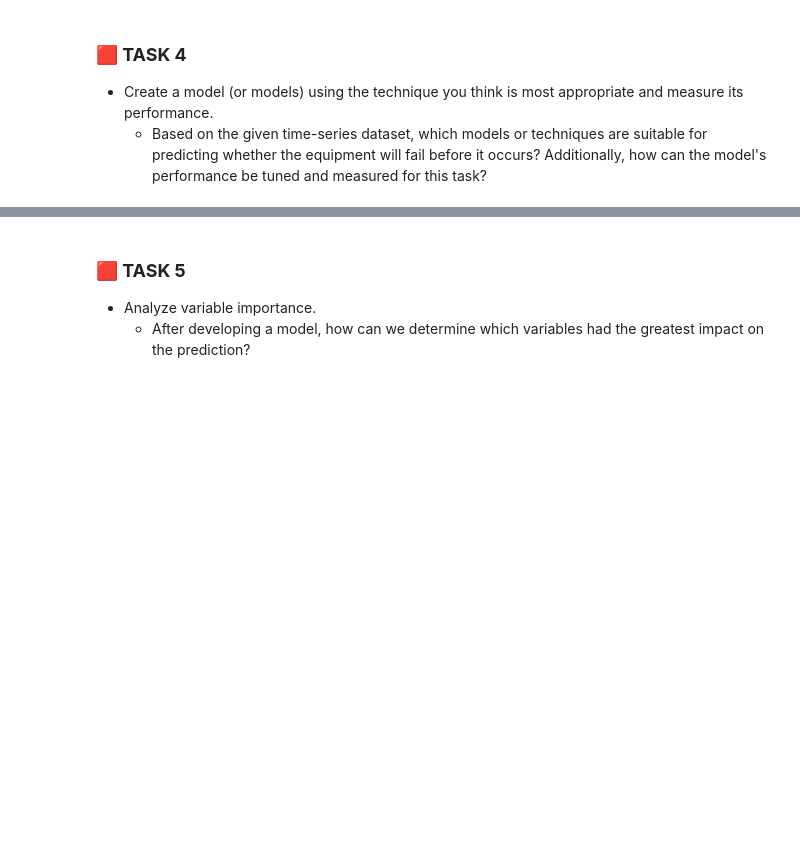
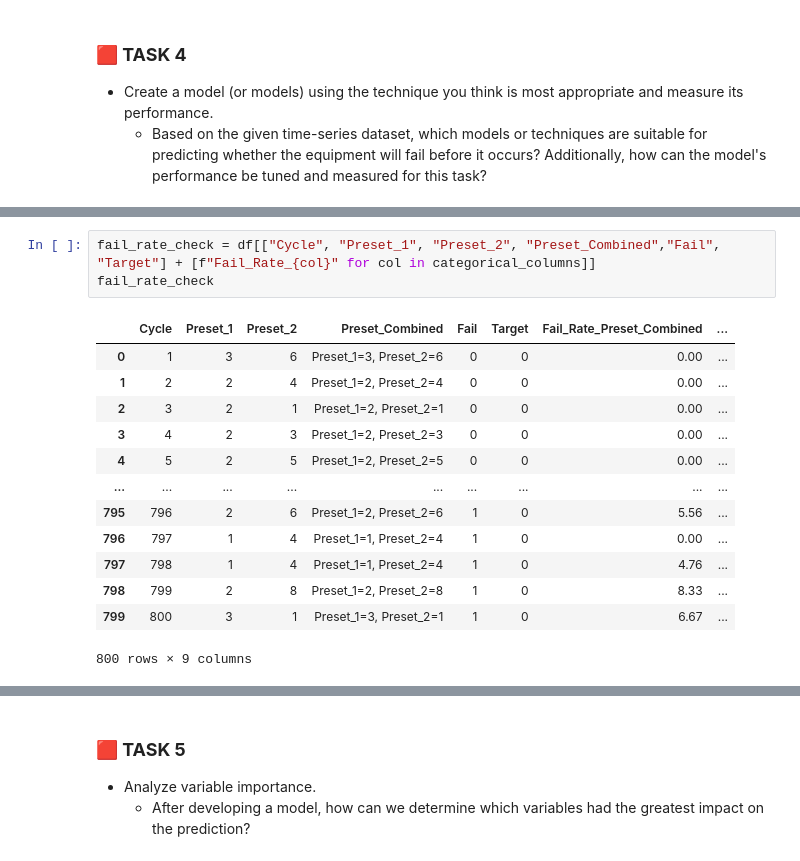
Before and after one commit to luizoaf/shape, a Jupyter notebook: luiz_alves_teste_shape.ipynb, the cells around one changed output, grey strips where cells are left out. Saved outputs shown, nothing was run; the diff lists cells and outputs as text; blank space fills up the shorter version.

```diff
--- a/luiz_alves_teste_shape.ipynb
+++ b/luiz_alves_teste_shape.ipynb
@@ -556,0 +666,17 @@ These patterns clearly differ across operational regimes: from isolated mechanic
+# %%
+fail_rate_check = df[["Cycle", "Preset_1", "Preset_2", "Preset_Combined","Fail", "Target"] + [f"Fail_Rate_{col}" for col in categorical_columns]]
+fail_rate_check
+# %% [output]
+|  | Cycle | Preset_1 | Preset_2 | Preset_Combined | Fail | Target | Fail_Rate_Preset_Combined | ... |
+| 0 | 1 | 3 | 6 | Preset_1=3, Preset_2=6 | 0 | 0 | 0.00 | ... |
+| 1 | 2 | 2 | 4 | Preset_1=2, Preset_2=4 | 0 | 0 | 0.00 | ... |
+| 2 | 3 | 2 | 1 | Preset_1=2, Preset_2=1 | 0 | 0 | 0.00 | ... |
+| 3 | 4 | 2 | 3 | Preset_1=2, Preset_2=3 | 0 | 0 | 0.00 | ... |
+| 4 | 5 | 2 | 5 | Preset_1=2, Preset_2=5 | 0 | 0 | 0.00 | ... |
+| ... | ... | ... | ... | ... | ... | ... | ... | ... |
+| 795 | 796 | 2 | 6 | Preset_1=2, Preset_2=6 | 1 | 0 | 5.56 | ... |
+| 796 | 797 | 1 | 4 | Preset_1=1, Preset_2=4 | 1 | 0 | 0.00 | ... |
+| 797 | 798 | 1 | 4 | Preset_1=1, Preset_2=4 | 1 | 0 | 4.76 | ... |
+| 798 | 799 | 2 | 8 | Preset_1=2, Preset_2=8 | 1 | 0 | 8.33 | ... |
+| 799 | 800 | 3 | 1 | Preset_1=3, Preset_2=1 | 1 | 0 | 6.67 | ... |
+800 rows × 9 columns
```
Also changed, not shown: parts of 15 cells of this notebook.
